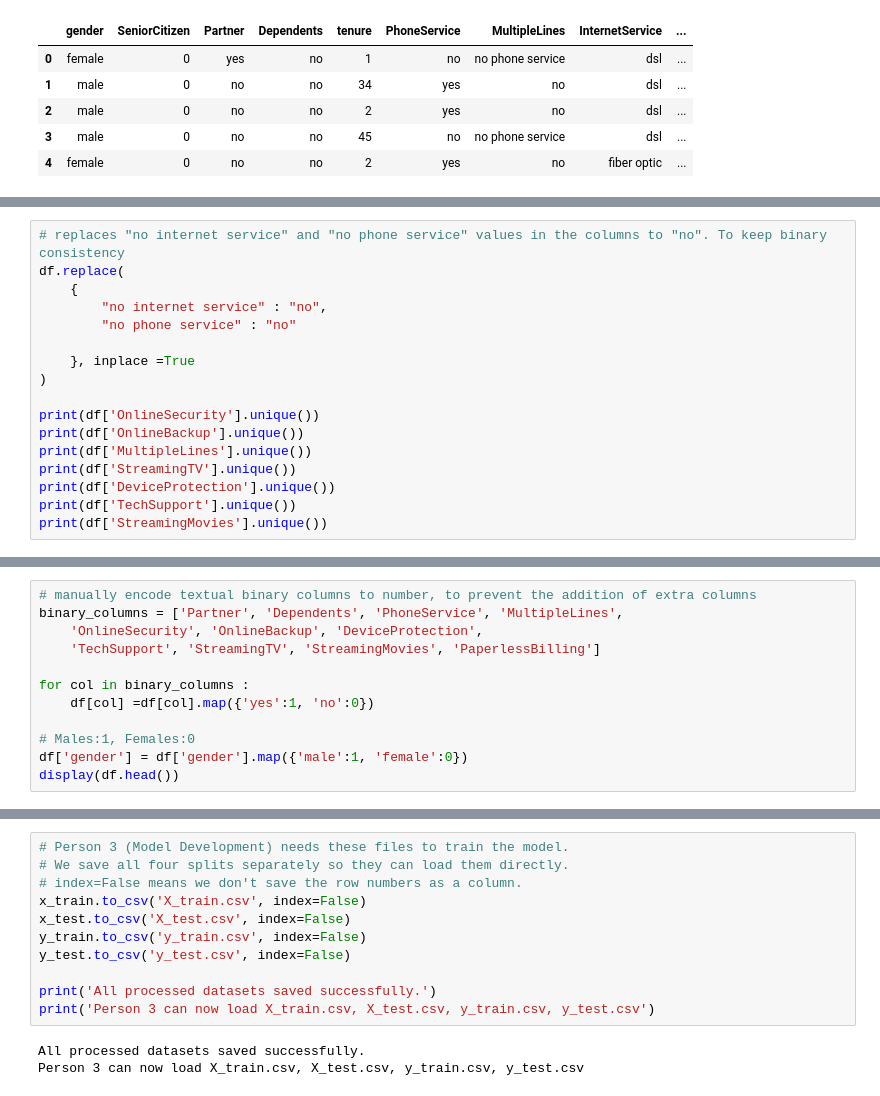
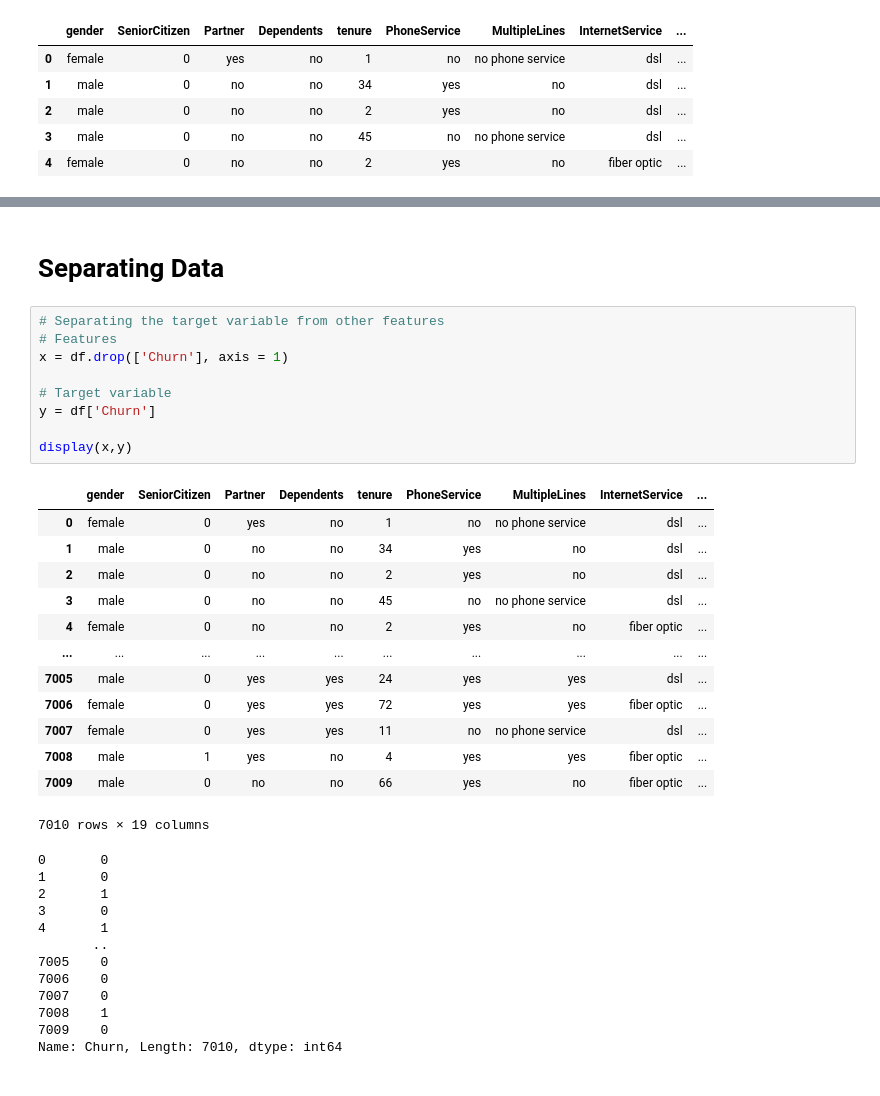
Before and after one commit to daneetjie/CYO_project, a Jupyter notebook: data_exploration_and_cleaning.ipynb, the cells around one changed output, grey strips where cells are left out. Cells and saved outputs as stored; diff of their text form.

```diff
--- a/data_exploration_and_cleaning.ipynb
+++ b/data_exploration_and_cleaning.ipynb
@@ -438,17 +435,0 @@ df.head()
-# %%
-# replaces "no internet service" and "no phone service" values in the columns to "no". To keep binary consistency
-df.replace(
-    {
-        "no internet service" : "no",
-        "no phone service" : "no"
-
-    }, inplace =True
-)
-
-print(df['OnlineSecurity'].unique())
-print(df['OnlineBackup'].unique())
-print(df['MultipleLines'].unique())
-print(df['StreamingTV'].unique())
-print(df['DeviceProtection'].unique())
-print(df['TechSupport'].unique())
-print(df['StreamingMovies'].unique())
@@ -465,12 +435,0 @@ print(df['StreamingMovies'].unique())
-# %%
-# manually encode textual binary columns to number, to prevent the addition of extra columns
-binary_columns = ['Partner', 'Dependents', 'PhoneService', 'MultipleLines',
-    'OnlineSecurity', 'OnlineBackup', 'DeviceProtection',
-    'TechSupport', 'StreamingTV', 'StreamingMovies', 'PaperlessBilling']
-
-for col in binary_columns :
-    df[col] =df[col].map({'yes':1, 'no':0})
-
-# Males:1, Females:0
-df['gender'] = df['gender'].map({'male':1, 'female':0})
-display(df.head())
@@ -608,14 +436,37 @@ display(x_train.head())
-# %%
-# Person 3 (Model Development) needs these files to train the model.
-# We save all four splits separately so they can load them directly.
-# index=False means we don't save the row numbers as a column.
-x_train.to_csv('X_train.csv', index=False)
-x_test.to_csv('X_test.csv', index=False)
-y_train.to_csv('y_train.csv', index=False)
-y_test.to_csv('y_test.csv', index=False)
-
-print('All processed datasets saved successfully.')
-print('Person 3 can now load X_train.csv, X_test.csv, y_train.csv, y_test.csv')
-# %% [output]
-All processed datasets saved successfully.
-Person 3 can now load X_train.csv, X_test.csv, y_train.csv, y_test.csv
+# %% [markdown]
+# Separating Data
+# %%
+# Separating the target variable from other features
+# Features
+x = df.drop(['Churn'], axis = 1)
+
+# Target variable
+y = df['Churn']
+
+display(x,y)
+# %% [output]
+|  | gender | SeniorCitizen | Partner | Dependents | tenure | PhoneService | MultipleLines | InternetService | ... |
+| 0 | female | 0 | yes | no | 1 | no | no phone service | dsl | ... |
+| 1 | male | 0 | no | no | 34 | yes | no | dsl | ... |
+| 2 | male | 0 | no | no | 2 | yes | no | dsl | ... |
+| 3 | male | 0 | no | no | 45 | no | no phone service | dsl | ... |
+| 4 | female | 0 | no | no | 2 | yes | no | fiber optic | ... |
+| ... | ... | ... | ... | ... | ... | ... | ... | ... | ... |
+| 7005 | male | 0 | yes | yes | 24 | yes | yes | dsl | ... |
+| 7006 | female | 0 | yes | yes | 72 | yes | yes | fiber optic | ... |
+| 7007 | female | 0 | yes | yes | 11 | no | no phone service | dsl | ... |
+| 7008 | male | 1 | yes | no | 4 | yes | yes | fiber optic | ... |
+| 7009 | male | 0 | no | no | 66 | yes | no | fiber optic | ... |
+7010 rows × 19 columns
+0       0
+1       0
+2       1
+3       0
+4       1
+       ..
+7005    0
+7006    0
+7007    0
+7008    1
+7009    0
+Name: Churn, Length: 7010, dtype: int64
```
Also changed, not shown: parts of 29 cells of this notebook, 4 other files.
